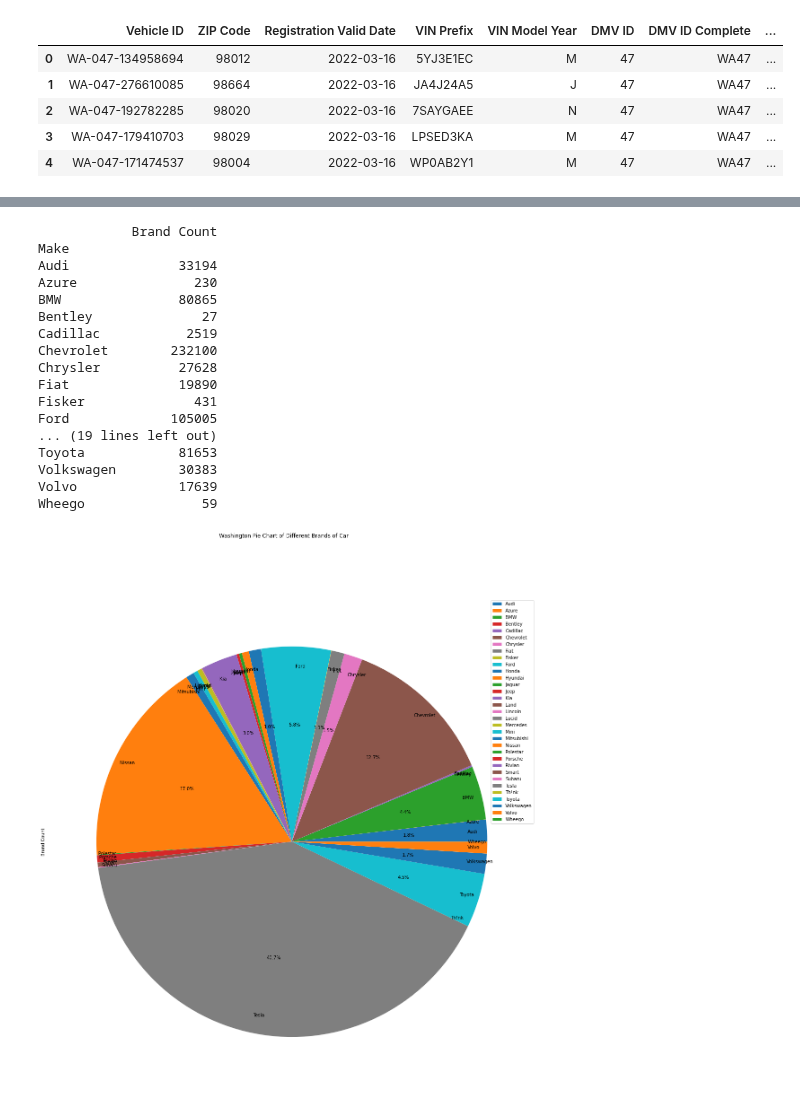
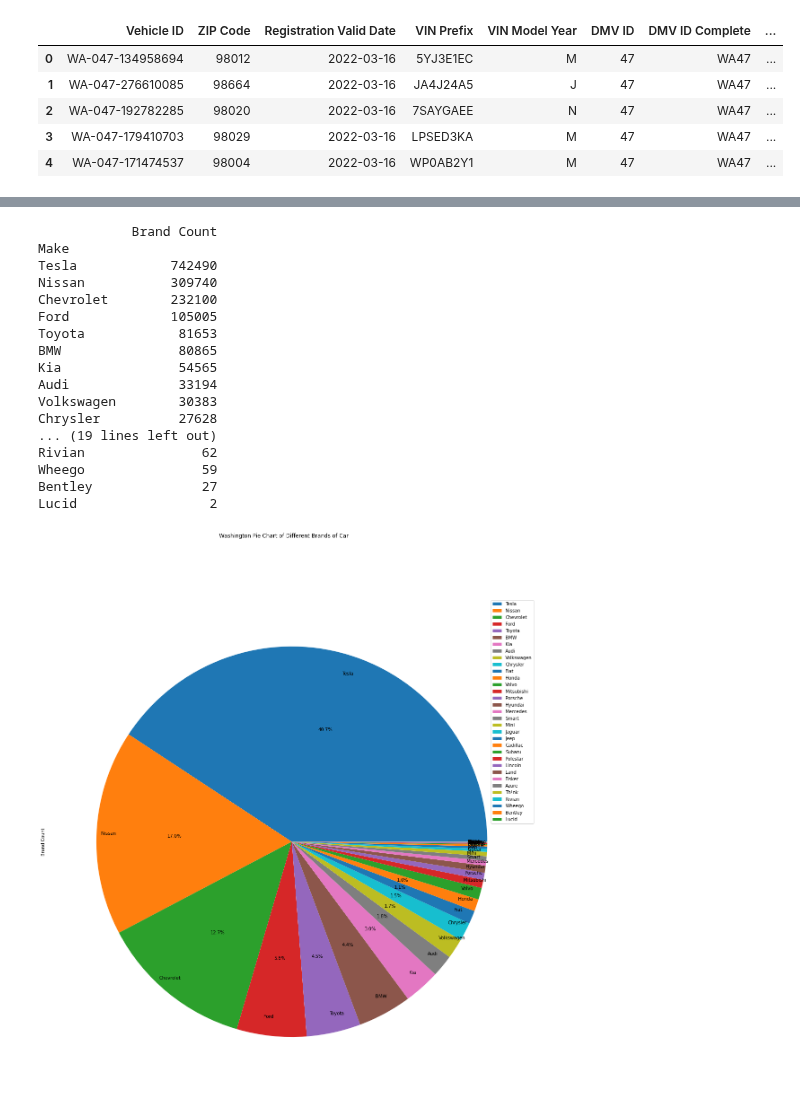
Before and after one commit to MarcccHuuu/2022Spring_Finals_EV, a Jupyter notebook: Hypothesis2.ipynb, the cells around one changed output, grey strips where cells are left out. Cells and saved outputs as stored; diff of their text form; code cells hidden in the pictures.

```diff
--- a/Hypothesis2.ipynb
+++ b/Hypothesis2.ipynb
@@ -97,12 +101,12 @@ def my_autopct(pct):
 #                                  title='NY' + 'Bar Chart of Different Brands of Car')
 # %%
 def h2_EV_analyze(data_file, state_name):
-    clean_file = data_file[['Date', 'Make']]
-    clean_file_count = clean_file[pd.notnull(clean_file['Make'])].groupby(by='Make').count()
+    clean_file_count = data_file[pd.notnull(data_file['Make'])].groupby(by='Make').count()
     clean_file_count.columns = ['Brand Count']
-    print(clean_file_count)
-    clean_file_count.plot.pie(subplots=True, figsize=(20, 20), autopct=my_autopct,
+    sorted_clean_file_count = clean_file_count.sort_values('Brand Count',ascending= False)
+    print(sorted_clean_file_count)
+    sorted_clean_file_count.plot.pie(subplots=True, figsize=(20, 20), autopct=my_autopct,
                                  title=state_name + ' Pie Chart of Different Brands of Car',labeldistance=0.9)
-    clean_file_count.plot.bar(figsize=(20, 10),
+    sorted_clean_file_count.plot.bar(figsize=(20, 10),
                                  title=state_name + ' Bar Chart of Different Brands of Car')
 # %%
@@ -240,8 +221,3 @@ washington_data_df = DataFrame(washington_data)
-# %%
-washington_data_df.insert(washington_data_df.shape[1], 'Date',
-                     washington_data_df['Registration Valid Date'].str.split('-', expand=True)[0])
-washington_data_df.insert(washington_data_df.shape[-1], 'Make',
-                     washington_data_df['Vehicle Name'].str.split(' ', expand=True)[0])
 # %%
 washington_data_df.head(5)
 # %% [output]
@@ -254,4 +237,4 @@ washington_data_df.head(5)
 # %%
-washington_data_df[['Date']] = washington_data_df[['Date']].astype(int)
-washington_data_df = washington_data_df[washington_data_df['Date'] >= 2020]
+# washington_data_df[['Date']] = washington_data_df[['Date']].astype(int)
+# washington_data_df = washington_data_df[washington_data_df['Date'] >= 2020]
 # %%
@@ -269,0 +247,2 @@ washington_data_df_count_years
+# %%
+result_clean_file = split_date_make(washington_data_df, '-', ' ', 0, 0, 2020)
@@ -270,21 +263,21 @@ washington_data_df_count_years
 # %%
-h2_EV_analyze(washington_data_df, 'Washington')
+h2_EV_analyze(result_clean_file, 'Washington')
 # %% [output]
             Brand Count
 Make
+Tesla            742490
+Nissan           309740
+Chevrolet        232100
+Ford             105005
+Toyota            81653
+BMW               80865
+Kia               54565
 Audi              33194
-Azure               230
-BMW               80865
+Volkswagen        30383
+Chrysler          27628
+... (19 lines left out)
+Rivian               62
+Wheego               59
 Bentley              27
-Cadillac           2519
-Chevrolet        232100
-Chrysler          27628
-Fiat              19890
-Fisker              431
-Ford             105005
-... (19 lines left out)
-Toyota            81653
-Volkswagen        30383
-Volvo             17639
-Wheego               59
+Lucid                 2
-[figure, old version]
+[figure, new version]
```
Also changed, not shown: parts of 55 cells of this notebook.
